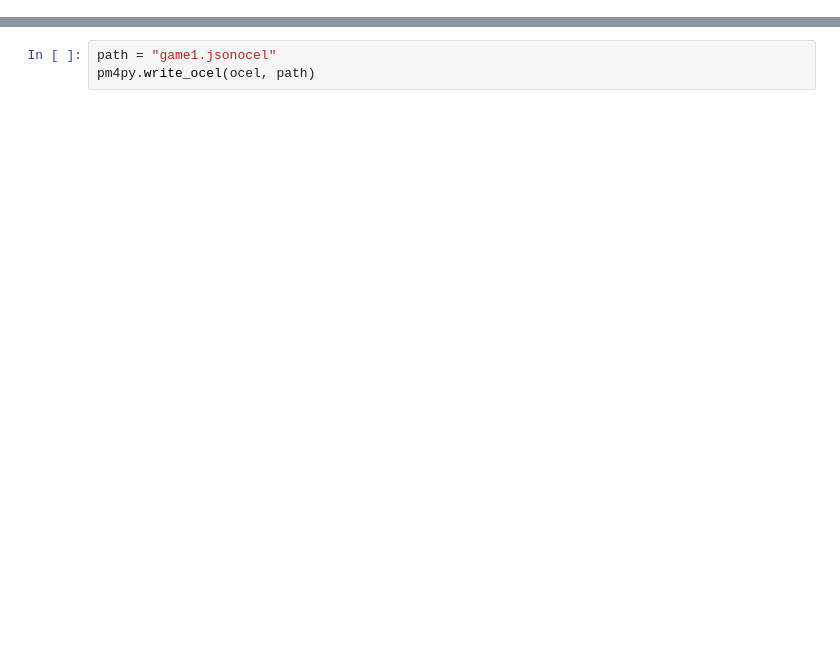
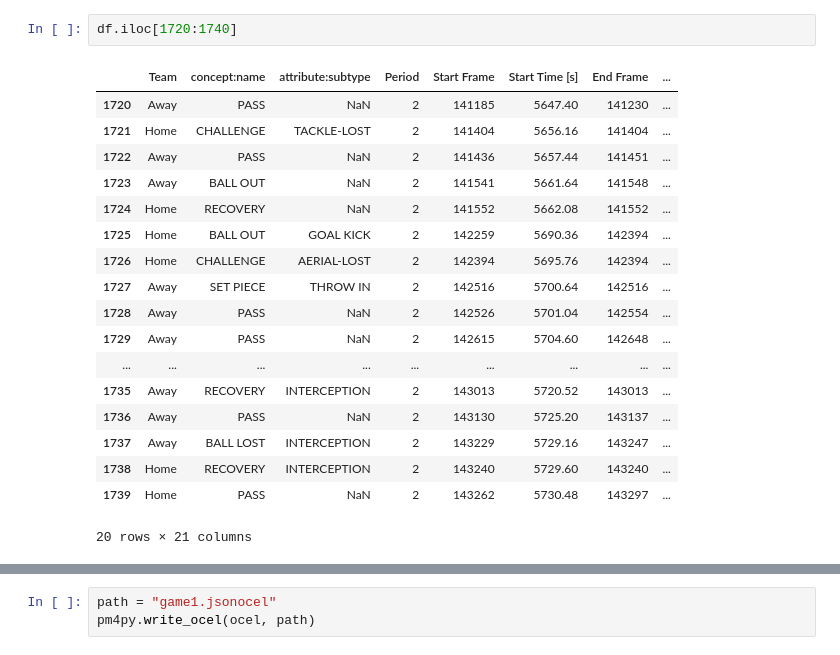
Before and after one commit to VitoChan01/Soccer, a Jupyter notebook: convert_ocel.ipynb, the cells around one changed output, grey strips where cells are left out. Saved outputs shown, nothing was run; the diff lists cells and outputs as text; blank space fills up the shorter version.

```diff
--- a/convert_ocel.ipynb
+++ b/convert_ocel.ipynb
@@ -57,0 +90,21 @@ df
+# %%
+df.iloc[1720:1740]
+# %% [output]
+|  | Team | concept:name | attribute:subtype | Period | Start Frame | Start Time [s] | End Frame | ... |
+| 1720 | Away | PASS | NaN | 2 | 141185 | 5647.40 | 141230 | ... |
+| 1721 | Home | CHALLENGE | TACKLE-LOST | 2 | 141404 | 5656.16 | 141404 | ... |
+| 1722 | Away | PASS | NaN | 2 | 141436 | 5657.44 | 141451 | ... |
+| 1723 | Away | BALL OUT | NaN | 2 | 141541 | 5661.64 | 141548 | ... |
+| 1724 | Home | RECOVERY | NaN | 2 | 141552 | 5662.08 | 141552 | ... |
+| 1725 | Home | BALL OUT | GOAL KICK | 2 | 142259 | 5690.36 | 142394 | ... |
+| 1726 | Home | CHALLENGE | AERIAL-LOST | 2 | 142394 | 5695.76 | 142394 | ... |
+| 1727 | Away | SET PIECE | THROW IN | 2 | 142516 | 5700.64 | 142516 | ... |
+| 1728 | Away | PASS | NaN | 2 | 142526 | 5701.04 | 142554 | ... |
+| 1729 | Away | PASS | NaN | 2 | 142615 | 5704.60 | 142648 | ... |
+| ... | ... | ... | ... | ... | ... | ... | ... | ... |
+| 1735 | Away | RECOVERY | INTERCEPTION | 2 | 143013 | 5720.52 | 143013 | ... |
+| 1736 | Away | PASS | NaN | 2 | 143130 | 5725.20 | 143137 | ... |
+| 1737 | Away | BALL LOST | INTERCEPTION | 2 | 143229 | 5729.16 | 143247 | ... |
+| 1738 | Home | RECOVERY | INTERCEPTION | 2 | 143240 | 5729.60 | 143240 | ... |
+| 1739 | Home | PASS | NaN | 2 | 143262 | 5730.48 | 143297 | ... |
+20 rows × 21 columns
```
Also changed, not shown: parts of 20 cells of this notebook.
